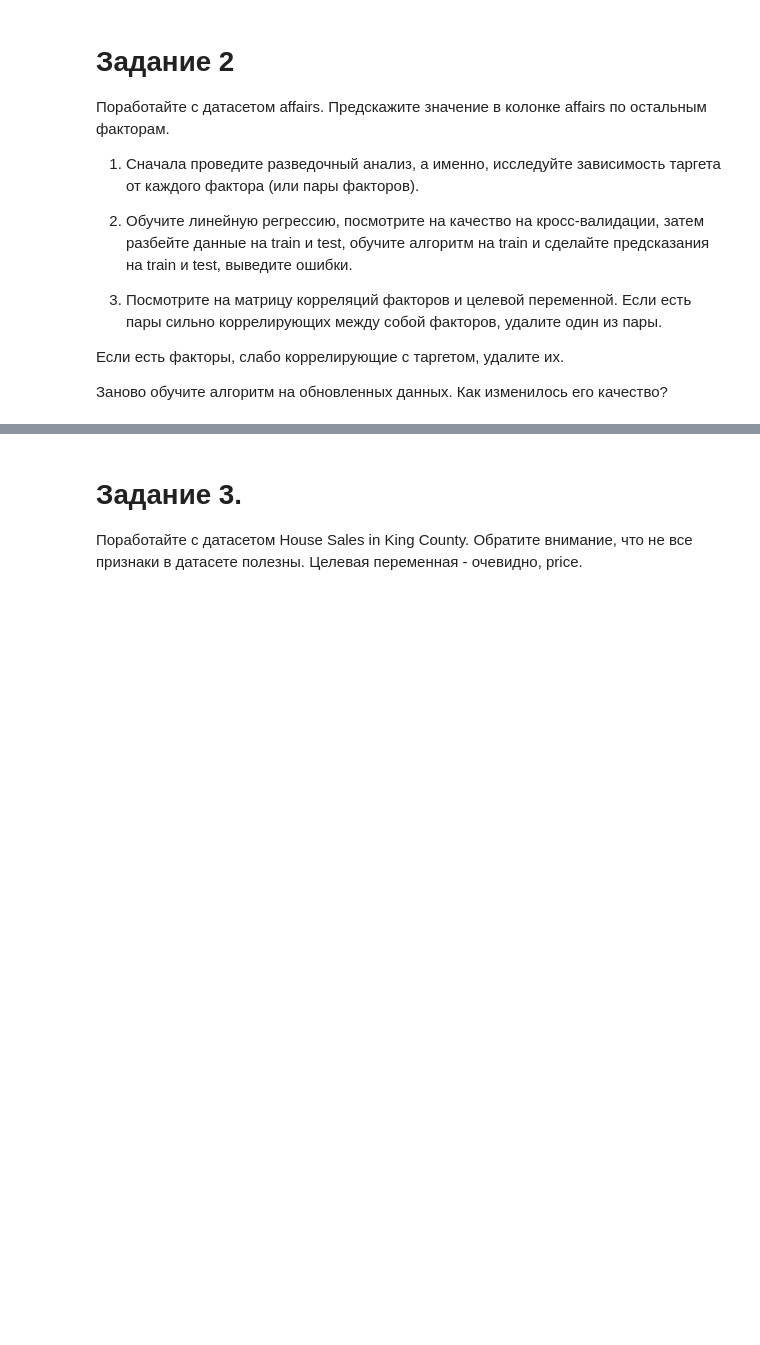
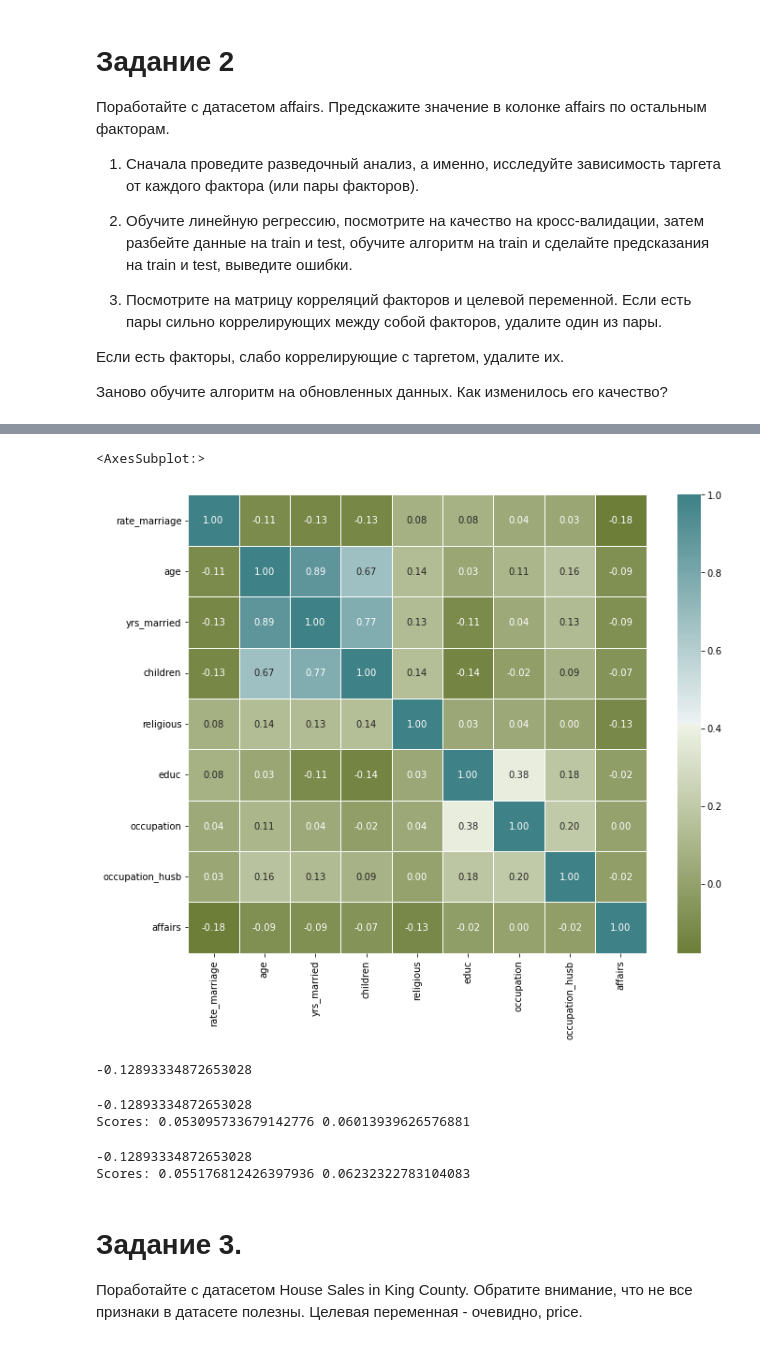
Before and after one commit to rsuh-python/mag2021_ML, a Jupyter notebook: 02-Lasso, Ridge, CV/sem02-filled.ipynb, the cells around one changed output, grey strips where cells are left out. Saved outputs shown, nothing was run; the diff lists cells and outputs as text; code cells hidden in the pictures; blank space fills up the shorter version.

```diff
--- a/02-Lasso, Ridge, CV/sem02-filled.ipynb
+++ b/02-Lasso, Ridge, CV/sem02-filled.ipynb
@@ -527,4 +527,5 @@ print(cross_val_score(LinearRegression(), X, y, cv=3, scoring='r2').mean())
 
 Заново обучите алгоритм на обновленных данных. Как изменилось его качество?
 # %%
-#your code here
+affairs = pd.read_csv('affairs.csv')
+affairs.head()
@@ -530,0 +539,11 @@ print(cross_val_score(LinearRegression(), X, y, cv=3, scoring='r2').mean())
+# %%
+plt.figure(figsize=(12,9))
+
+corr = affairs.corr()
+
+sns.heatmap(corr,annot=True,linewidths=.5,fmt= '.2f',\
+            mask=np.zeros_like(corr, dtype=bool), \
+            cmap=sns.diverging_palette(100,200,as_cmap=True), square=True)
+# %% [output]
+<AxesSubplot:>
+[figure, added]
@@ -530,0 +554,26 @@ print(cross_val_score(LinearRegression(), X, y, cv=3, scoring='r2').mean())
+# %%
+print(cross_val_score(LinearRegression(), X, y, cv=3, scoring='r2').mean())
+# %% [output]
+-0.12893334872653028
+# %%
+regressor = LinearRegression()
+regressor.fit(Xtrain, ytrain)
+
+ypred_test = regressor.predict(Xtest)
+ypred_train = regressor.predict(Xtrain)
+print(cross_val_score(regressor, X, y, cv=3, scoring='r2').mean())
+print('Scores:', r2_score(ytrain, ypred_train), r2_score(ytest, ypred_test))
+# %% [output]
+-0.12893334872653028
+Scores: 0.053095733679142776 0.06013939626576881
+# %%
+regressor = LinearRegression()
+regressor.fit(Xtrain, ytrain)
+
+ypred_test = regressor.predict(Xtest)
+ypred_train = regressor.predict(Xtrain)
+print(cross_val_score(regressor, X, y, cv=3, scoring='r2').mean())
+print('Scores:', r2_score(ytrain, ypred_train), r2_score(ytest, ypred_test))
+# %% [output]
+-0.12893334872653028
+Scores: 0.055176812426397936 0.06232322783104083
```
Also changed, not shown: parts of 23 cells of this notebook, 8 other files.
